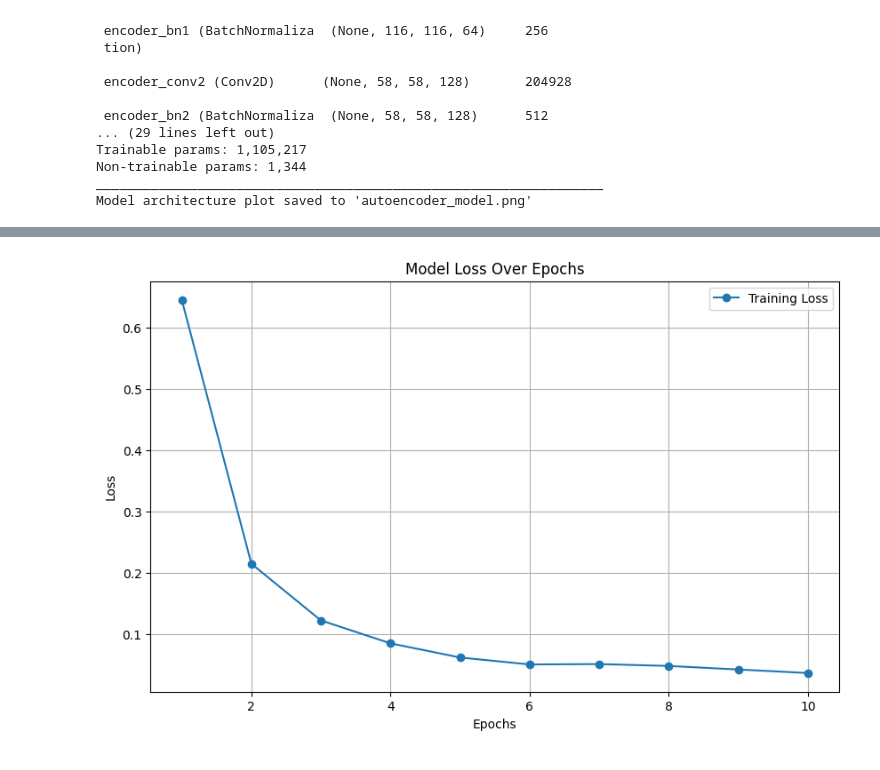
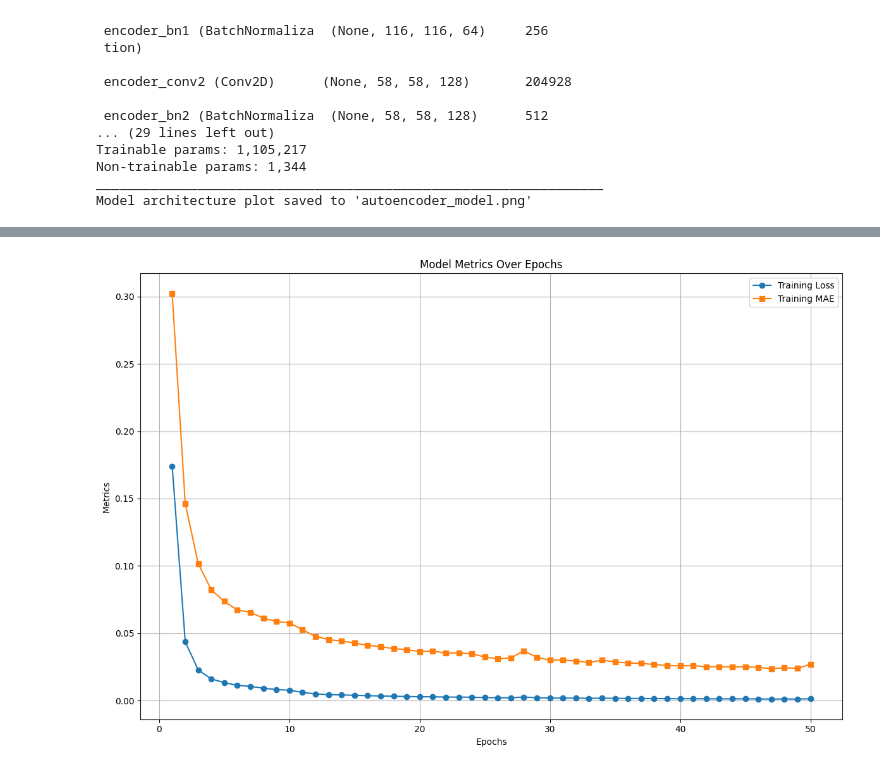
Before and after one commit to Mehedi-Bin-Hafiz/Surveillance-Anomaly-Detection-and-Localization-by-Autoencoder, a Jupyter notebook: notebooks/model_training.ipynb, the cells around one changed output, grey strips where cells are left out. Drawn from its saved outputs; the diff is of its cells as text; code cells hidden in the pictures.

```diff
--- a/notebooks/model_training.ipynb
+++ b/notebooks/model_training.ipynb
@@ -118,14 +111,14 @@ print(f"Shape of training data for model input: {training_data.shape}")
 target_data = training_data.copy()
 
 # --- Training Parameters ---
-epochs = 10
-batch_size = 32 # Increased batch size for more stable training (adjust as needed)
+epochs = 50
+batch_size = 4 # Increased batch size for more stable training (adjust as needed)
 
 # Callbacks for saving the best model and early stopping
 # 'restore_best_weights=True' ensures the model reverts to the best weights found during training
-callback_save = ModelCheckpoint("../models/model.h5", monitor="loss",
+callback_save = ModelCheckpoint(f"../models/model_e{epochs}_b{batch_size}.h5", monitor="loss",
                                 verbose=1, save_best_only=True, mode='min')
-callback_early_stopping = EarlyStopping(monitor='loss', patience=5,
+callback_early_stopping = EarlyStopping(monitor='loss', patience=10,
                                         restore_best_weights=True, mode='min', verbose=1)
 
 # --- Train the Model ---
@@ -156,22 +149,35 @@ Epoch 10: loss improved from 0.04257 to 0.03682, saving model to ../models\model
 
 Model training complete.
 # %%
-# --- Plot Training History ---
 # Ensure matplotlib is installed: pip install matplotlib
+import matplotlib.pyplot as plt
+
+# Extract metrics from history
 history_dict = history.history
 loss_values = history_dict['loss']
-# If you have validation loss, you can plot it too: val_loss_values = history_dict['val_loss']
+mae_values = history_dict.get('mae', [])
+
+
+
 epochs_range = range(1, len(loss_values) + 1)
 
-plt.figure(figsize=(10, 6))
+plt.figure(figsize=(12, 8))
+
+# Plot training metrics
 plt.plot(epochs_range, loss_values, 'o-', label="Training Loss")
-# plt.plot(epochs_range, val_loss_values, 'o-', label="Validation Loss") # Uncomment if using validation split
-plt.title("Model Loss Over Epochs")
+if mae_values:
+    plt.plot(epochs_range, mae_values, 's-', label="Training MAE")
+
+plt.title("Model Metrics Over Epochs")
 plt.xlabel('Epochs')
-plt.ylabel('Loss')
+plt.ylabel('Metrics')
 plt.legend()
 plt.grid(True)
-plt.savefig("loss_graph.jpeg") # Uncomment to save the plot
+plt.tight_layout()
+
+# Save the plot if needed
+plt.savefig("metrics_graph.jpeg", bbox_inches='tight', dpi=300)
+
 plt.show()
 # %% [output]
-[figure, old version]
+[figure, new version]
```
Also changed, not shown: parts of 2 cells of this notebook, 11 other files.
